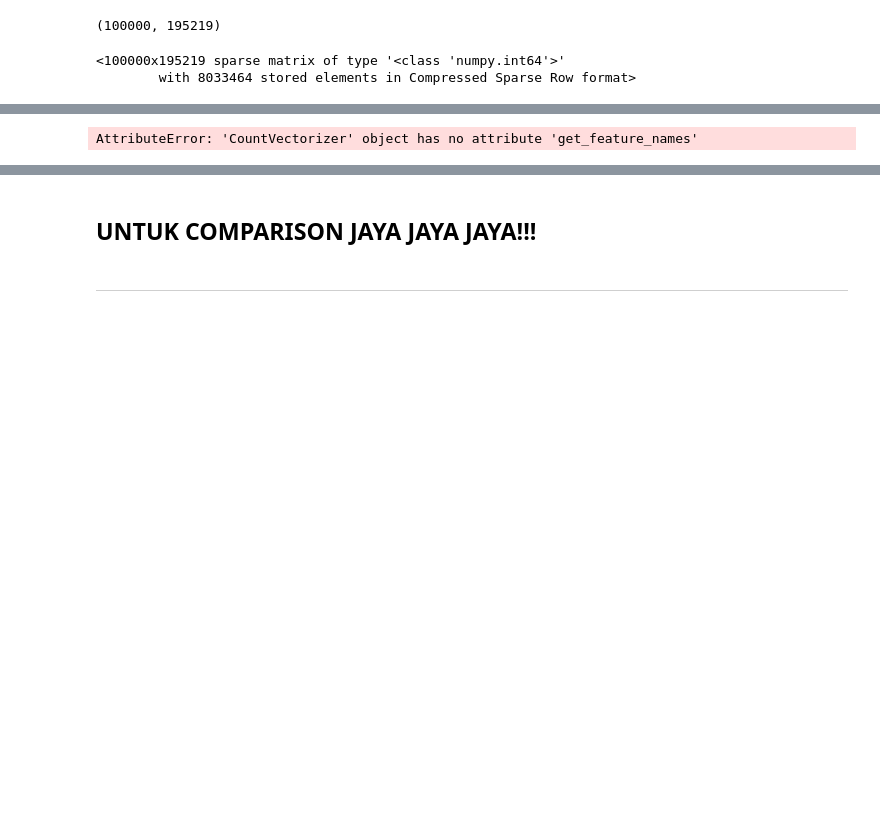
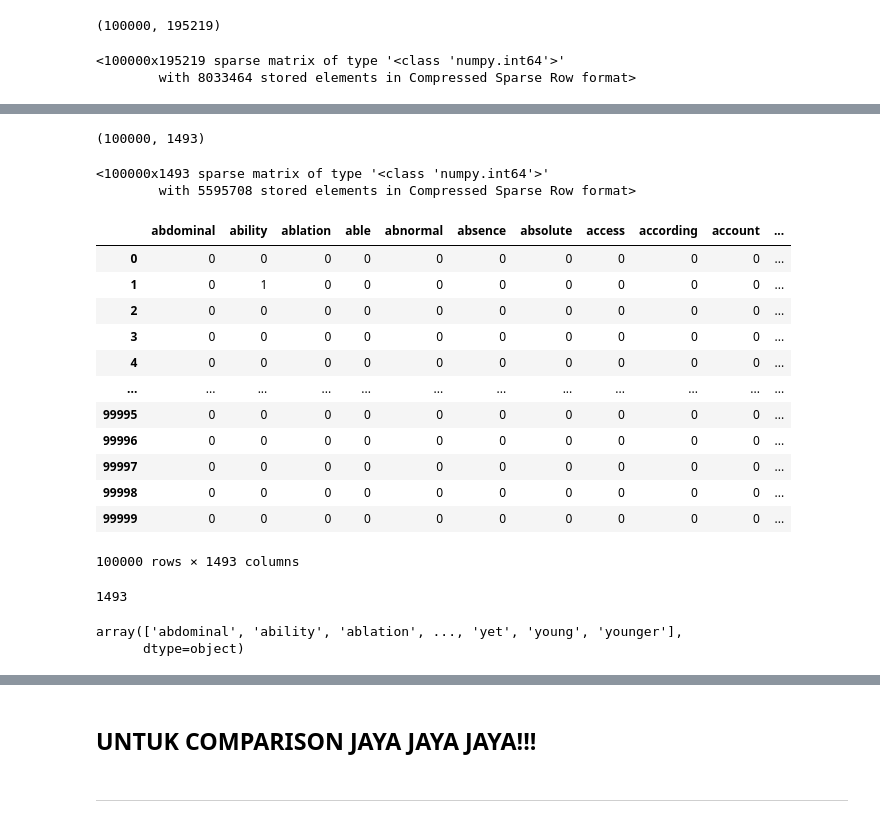
Before and after one commit to Ivansanjaya11/cancer_model, a Jupyter notebook: Retry.ipynb, the cells around one changed output, grey strips where cells are left out. Drawn from its saved outputs; the diff is of its cells as text; code cells hidden in the pictures; blank space fills up the shorter version.

```diff
--- a/Retry.ipynb
+++ b/Retry.ipynb
@@ -325,14 +345,39 @@ MemoryError: Unable to allocate 145. GiB for an array with shape (100000, 195219
+# %%
+cv = CountVectorizer(max_features=10000, min_df=0.01, max_df=0.95)
+cv_matrix = cv.fit_transform(de_normalized_articles)
+print(cv_matrix.shape)
+cv_matrix
+# %% [output]
+(100000, 1493)
+<100000x1493 sparse matrix of type '<class 'numpy.int64'>'
+        with 5595708 stored elements in Compressed Sparse Row format>
 # %%
 # get all unique words in the corpus
-vocab = cv.get_feature_names()
+vocab = cv.get_feature_names_out()
 # show document feature vectors
 pd.DataFrame(cv_matrix, columns=vocab)
 # %% [output]
+|  | abdominal | ability | ablation | able | abnormal | absence | absolute | access | according | account | ... |
+| 0 | 0 | 0 | 0 | 0 | 0 | 0 | 0 | 0 | 0 | 0 | ... |
+| 1 | 0 | 1 | 0 | 0 | 0 | 0 | 0 | 0 | 0 | 0 | ... |
+| 2 | 0 | 0 | 0 | 0 | 0 | 0 | 0 | 0 | 0 | 0 | ... |
+| 3 | 0 | 0 | 0 | 0 | 0 | 0 | 0 | 0 | 0 | 0 | ... |
+| 4 | 0 | 0 | 0 | 0 | 0 | 0 | 0 | 0 | 0 | 0 | ... |
+| ... | ... | ... | ... | ... | ... | ... | ... | ... | ... | ... | ... |
+| 99995 | 0 | 0 | 0 | 0 | 0 | 0 | 0 | 0 | 0 | 0 | ... |
+| 99996 | 0 | 0 | 0 | 0 | 0 | 0 | 0 | 0 | 0 | 0 | ... |
+| 99997 | 0 | 0 | 0 | 0 | 0 | 0 | 0 | 0 | 0 | 0 | ... |
+| 99998 | 0 | 0 | 0 | 0 | 0 | 0 | 0 | 0 | 0 | 0 | ... |
+| 99999 | 0 | 0 | 0 | 0 | 0 | 0 | 0 | 0 | 0 | 0 | ... |
-AttributeError: 'CountVectorizer' object has no attribute 'get_feature_names'
+100000 rows × 1493 columns
 # %%
 print(len(vocab))
 vocab
 # ivan yang run ini
+# %% [output]
+1493
+array(['abdominal', 'ability', 'ablation', ..., 'yet', 'young', 'younger'],
+      dtype=object)
 # %%
 import pandas as pd
 
```
Also changed, not shown: parts of 10 cells of this notebook.
